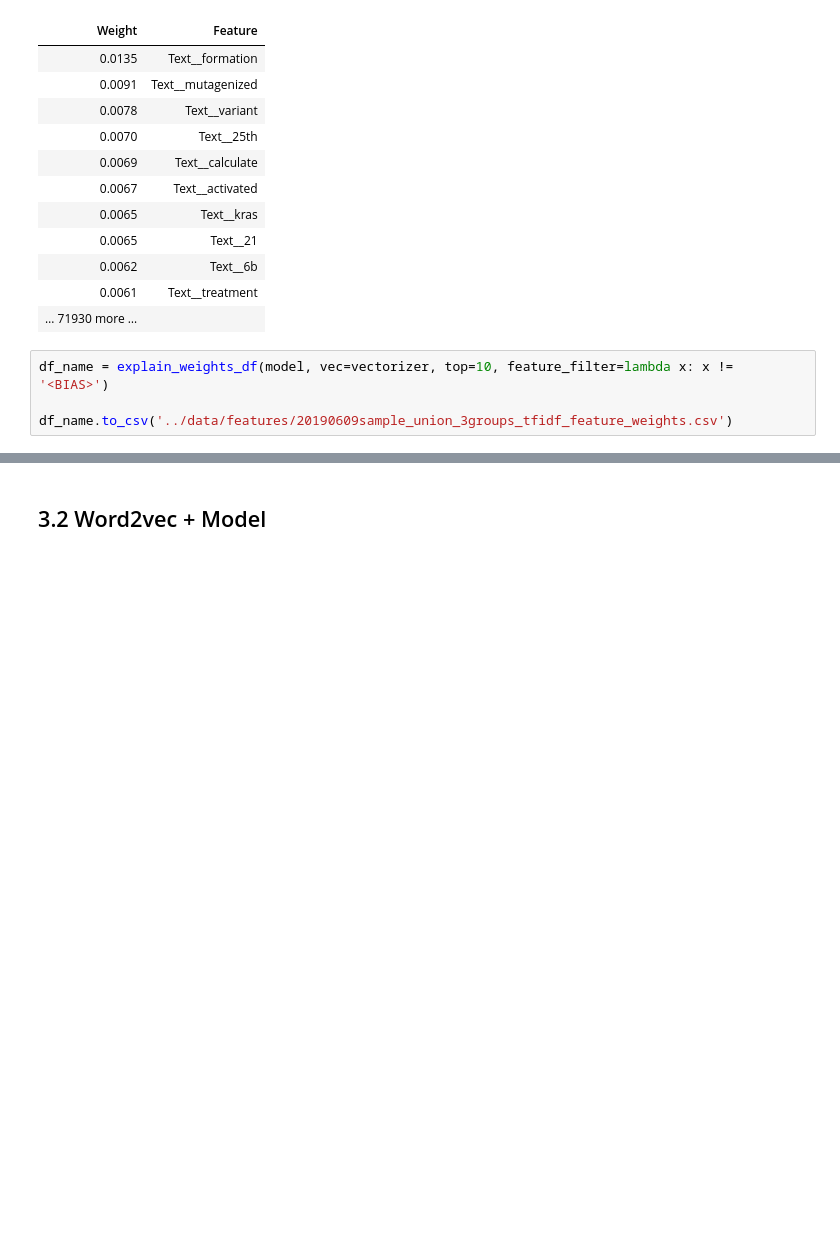
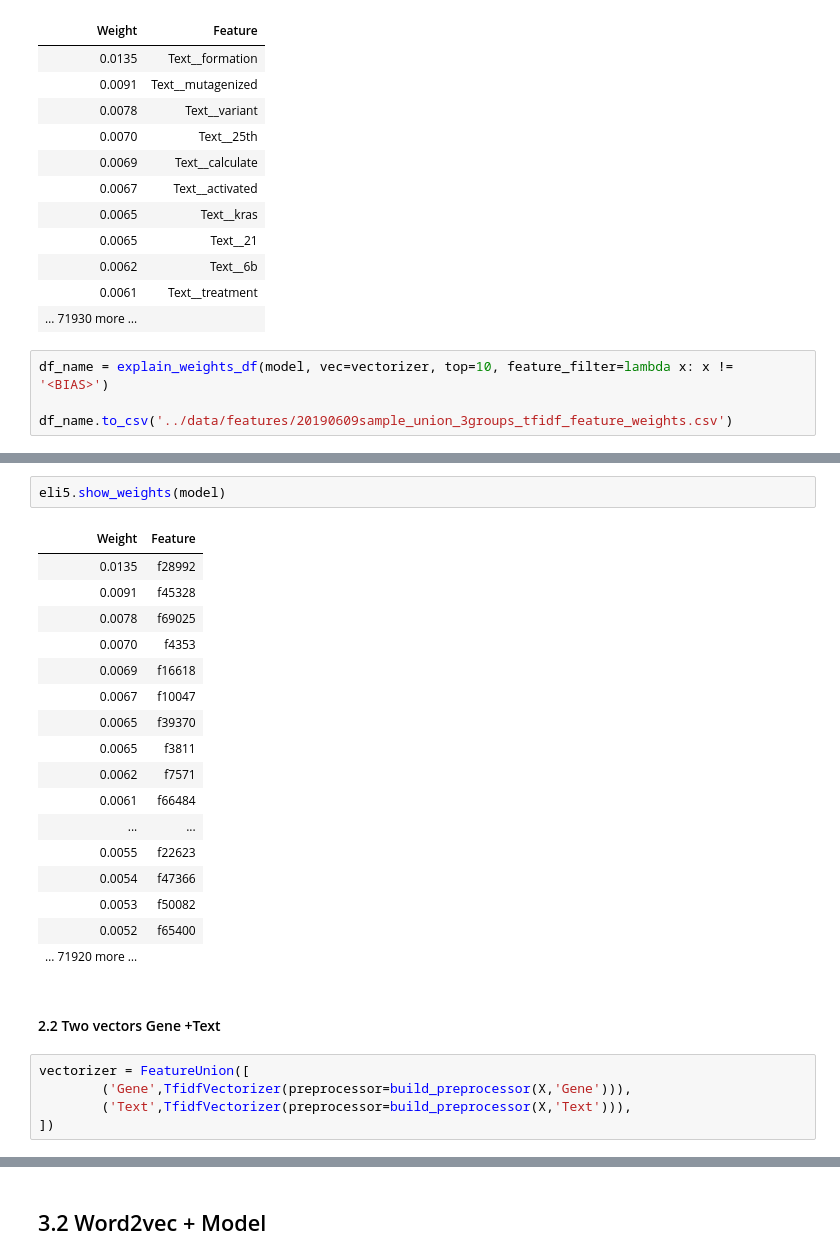
Before and after one commit to dujm/Health_PrecisionMedicine, a Jupyter notebook: notebooks/02Feature_and_Model_Sample_Data.ipynb, the cells around one changed output, grey strips where cells are left out. Cells and saved outputs as stored; diff of their text form; blank space fills up the shorter version.

```diff
--- a/notebooks/02Feature_and_Model_Sample_Data.ipynb
+++ b/notebooks/02Feature_and_Model_Sample_Data.ipynb
@@ -707,3 +711,30 @@ df_name.to_csv('../data/features/20190609sample_union_3groups_tfidf_feature_weig
 eli5.show_prediction(model, doc=X.values[1], vec=vectorizer)
 # %% [output]
 [interactive output not drawn]
+# %%
+eli5.show_weights(model)
+# %% [output]
+| Weight | Feature |
+| 0.0135 | f28992 |
+| 0.0091 | f45328 |
+| 0.0078 | f69025 |
+| 0.0070 | f4353 |
+| 0.0069 | f16618 |
+| 0.0067 | f10047 |
+| 0.0065 | f39370 |
+| 0.0065 | f3811 |
+| 0.0062 | f7571 |
+| 0.0061 | f66484 |
+| ... | ... |
+| 0.0055 | f22623 |
+| 0.0054 | f47366 |
+| 0.0053 | f50082 |
+| 0.0052 | f65400 |
+| … 71920 more … |  |
+# %% [markdown]
+#### 2.2 Two vectors  Gene +Text
+# %%
+vectorizer = FeatureUnion([
+        ('Gene',TfidfVectorizer(preprocessor=build_preprocessor(X,'Gene'))),
+        ('Text',TfidfVectorizer(preprocessor=build_preprocessor(X,'Text'))),
+])
```
Also changed, not shown: parts of 25 cells of this notebook.
